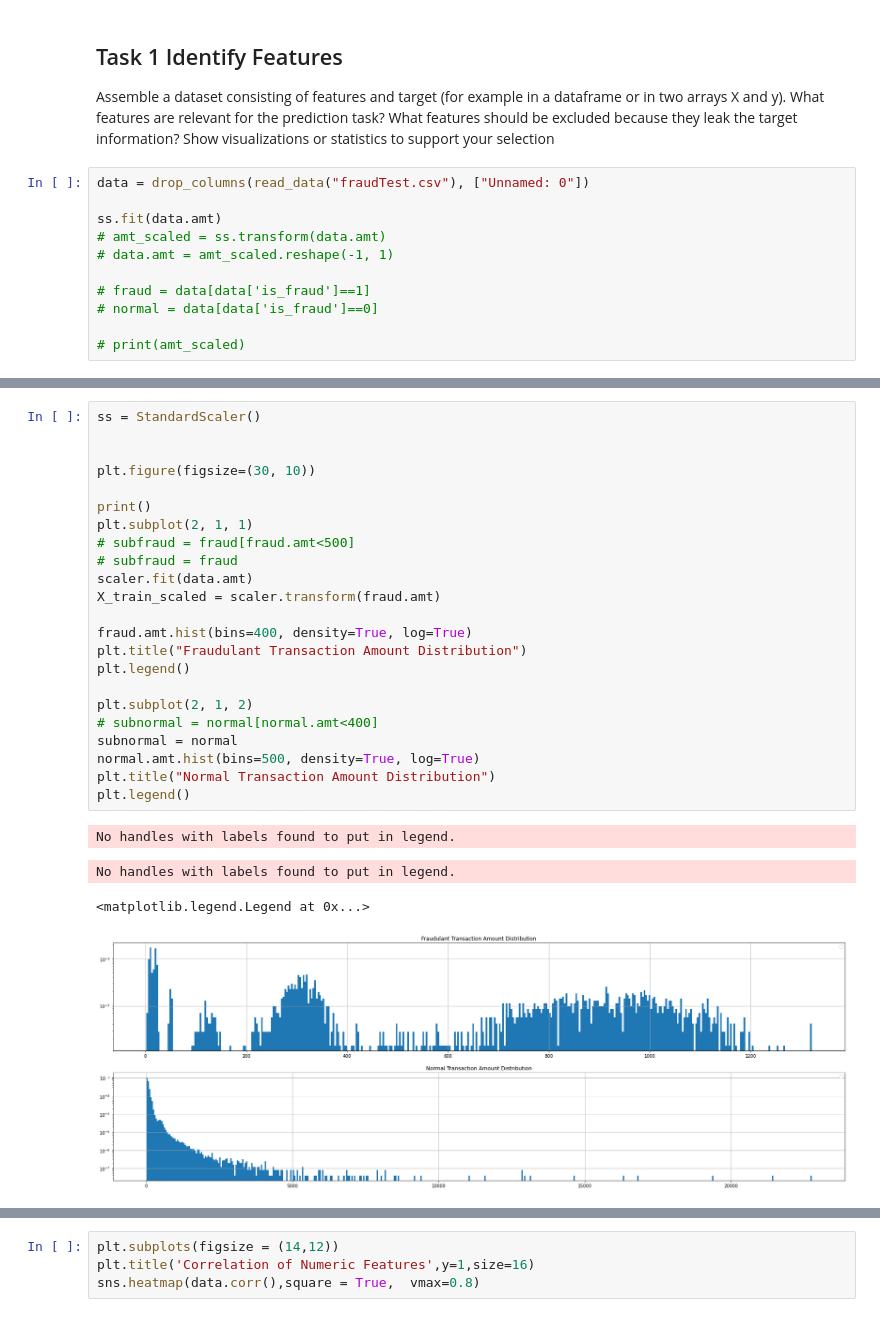
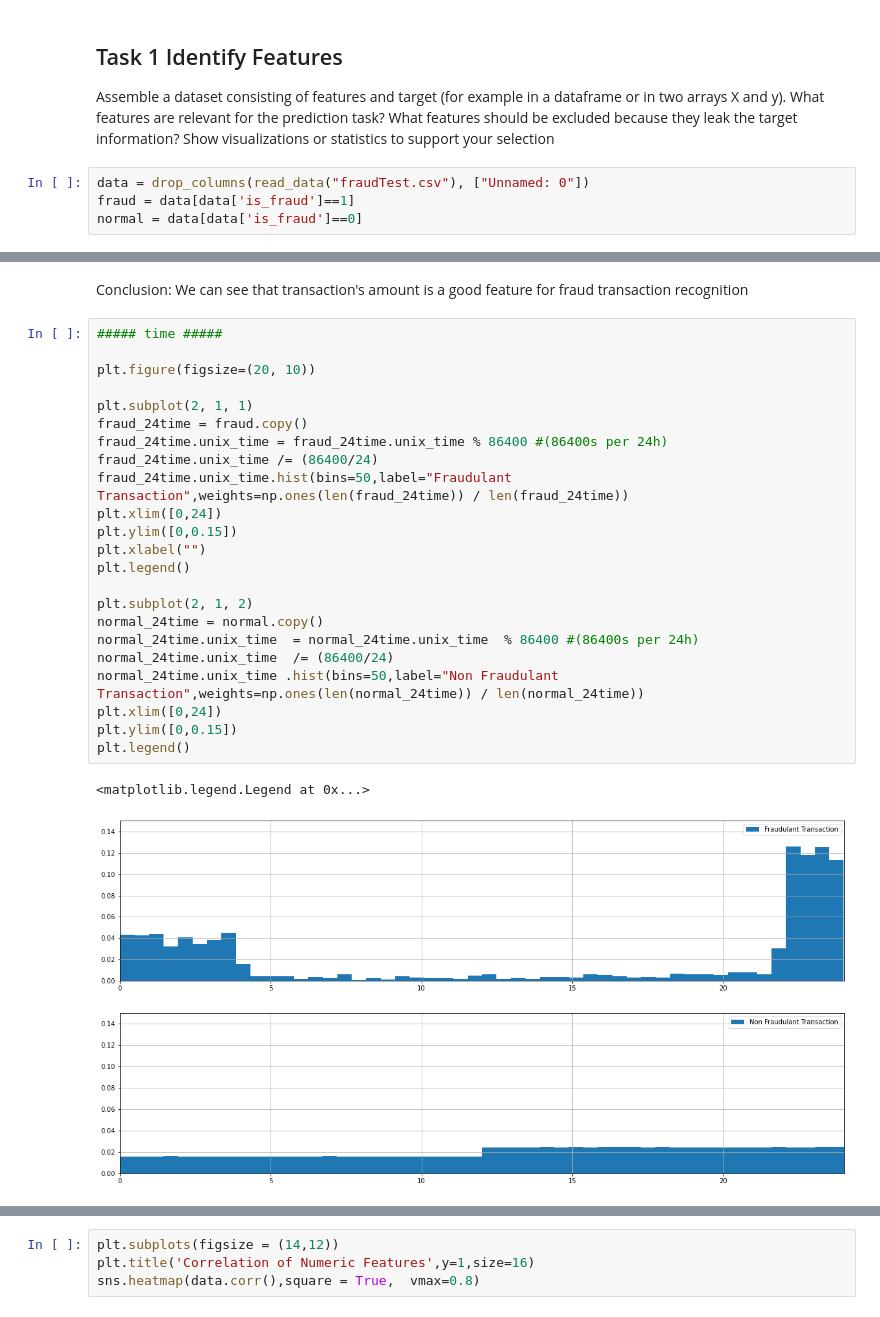
Before and after one commit to sashaaKr/master-of-science, a Jupyter notebook: semester_2/Advanced_Topics_in_Machine_Learning/assignment_2/Advanced Machine Learning - HW #2.ipynb, the cells around one changed output, grey strips where cells are left out. Saved outputs shown, nothing was run; the diff lists cells and outputs as text.

Commit message:
visualization

```diff
--- a/semester_2/Advanced_Topics_in_Machine_Learning/assignment_2/Advanced Machine Learning - HW #2.ipynb
+++ b/semester_2/Advanced_Topics_in_Machine_Learning/assignment_2/Advanced Machine Learning - HW #2.ipynb
@@ -291,12 +291,5 @@ TypeError: expected string or bytes-like object
 Assemble a dataset consisting of features and target (for example in a dataframe or in two arrays X and y). What features are relevant for the prediction task? What features should be excluded because they leak the target information? Show visualizations or statistics to support your selection
 # %%
 data = drop_columns(read_data("fraudTest.csv"), ["Unnamed: 0"])
-
-ss.fit(data.amt)
-# amt_scaled = ss.transform(data.amt)
-# data.amt = amt_scaled.reshape(-1, 1)
-
-# fraud = data[data['is_fraud']==1]
-# normal = data[data['is_fraud']==0]
-
-# print(amt_scaled)
+fraud = data[data['is_fraud']==1]
+normal = data[data['is_fraud']==0]
@@ -329,28 +333,29 @@ No handles with labels found to put in legend.
-# %%
-ss = StandardScaler()
-
-
-plt.figure(figsize=(30, 10))
-
-print()
-plt.subplot(2, 1, 1)
-# subfraud = fraud[fraud.amt<500]
-# subfraud = fraud
-scaler.fit(data.amt)
-X_train_scaled = scaler.transform(fraud.amt)
-
-fraud.amt.hist(bins=400, density=True, log=True)
-plt.title("Fraudulant Transaction Amount Distribution")
-plt.legend()
-
-plt.subplot(2, 1, 2)
-# subnormal = normal[normal.amt<400]
-subnormal = normal
-normal.amt.hist(bins=500, density=True, log=True)
-plt.title("Normal Transaction Amount Distribution")
-plt.legend()
-# %% [output]
-No handles with labels found to put in legend.
-No handles with labels found to put in legend.
-<matplotlib.legend.Legend at 0x...>
-[figure, removed]
+# %% [markdown]
+Conclusion:
+We can see that transaction's amount is a good feature for fraud transaction recognition
+# %%
+##### time #####
+
+plt.figure(figsize=(20, 10))
+
+plt.subplot(2, 1, 1)
+fraud_24time = fraud.copy()
+fraud_24time.unix_time = fraud_24time.unix_time % 86400 #(86400s per 24h)
+fraud_24time.unix_time /= (86400/24)
+fraud_24time.unix_time.hist(bins=50,label="Fraudulant Transaction",weights=np.ones(len(fraud_24time)) / len(fraud_24time))
+plt.xlim([0,24])
+plt.ylim([0,0.15])
+plt.xlabel("")
+plt.legend()
+
+plt.subplot(2, 1, 2)
+normal_24time = normal.copy()
+normal_24time.unix_time  = normal_24time.unix_time  % 86400 #(86400s per 24h)
+normal_24time.unix_time  /= (86400/24)
+normal_24time.unix_time .hist(bins=50,label="Non Fraudulant Transaction",weights=np.ones(len(normal_24time)) / len(normal_24time))
+plt.xlim([0,24])
+plt.ylim([0,0.15])
+plt.legend()
+# %% [output]
+<matplotlib.legend.Legend at 0x...>
+[figure, added]
```
Also changed, not shown: parts of 8 cells of this notebook.
